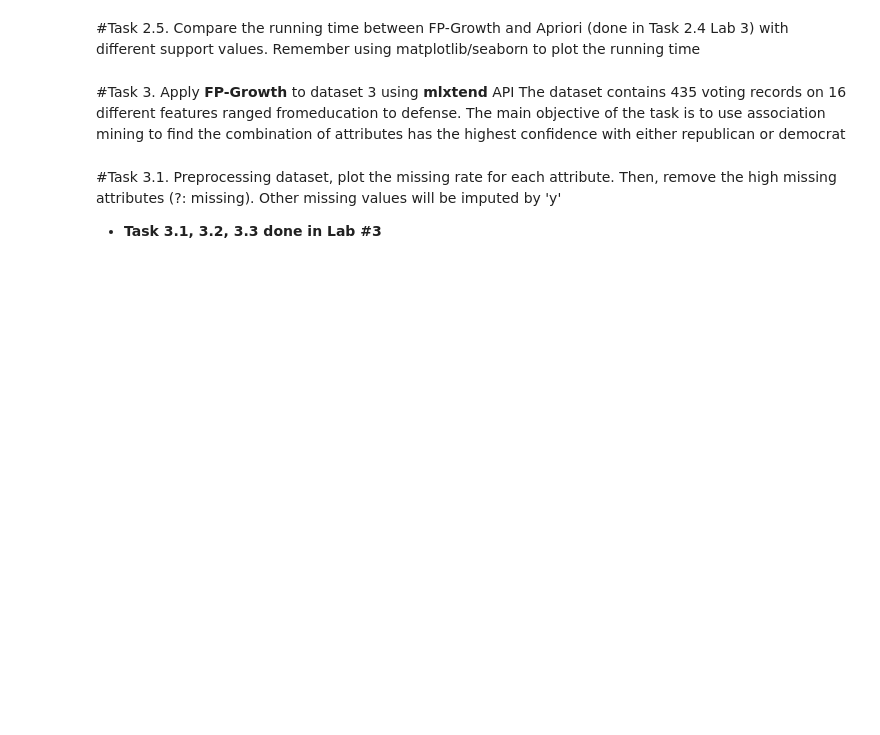
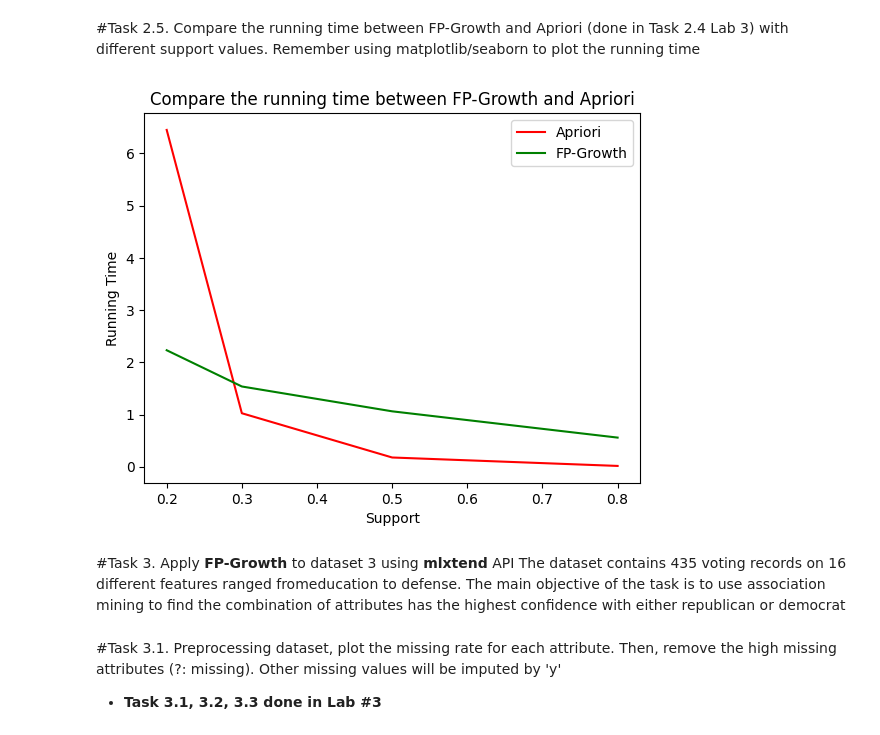
Before and after one commit to PhamTienLoc/Lab_DM, a Jupyter notebook: Lab_4_21130429_PhamTienLoc.ipynb, the cells around one changed output. Saved outputs shown, nothing was run; the diff lists cells and outputs as text; code cells hidden in the pictures; blank space fills up the shorter version.

```diff
--- a/Lab_4_21130429_PhamTienLoc.ipynb
+++ b/Lab_4_21130429_PhamTienLoc.ipynb
@@ -128,3 +177,22 @@ ds42
+# %%
+#code
+supp_param = [0.2, 0.3, 0.5, 0.8]
+run_times2 = []
+for supp in supp_param:
+  bt = datetime.now()
+  itemsets = apriori(ds42_tf, min_support=supp, use_colnames=True)
+  et = datetime.now()
+  run_times2.append((et-bt).total_seconds())
+
+plt.plot(supp_param, run_times2, c='red', label='Apriori')
+plt.plot(supp_param, run_times1, c='green', label='FP-Growth')
+plt.xlabel('Support')
+plt.ylabel('Running Time')
+plt.title('Compare the running time between FP-Growth and Apriori')
+plt.legend()
+plt.show()
+# %% [output]
+[figure, added]
 # %% [markdown]
 #Task 3. Apply **FP-Growth** to dataset 3 using **mlxtend** API
 The dataset contains 435 voting records on 16 different features ranged fromeducation to defense. The main objective of the task is to use association mining to find the combination of attributes has the highest confidence with either republican or democrat
```
Also changed, not shown: parts of 25 cells of this notebook.
